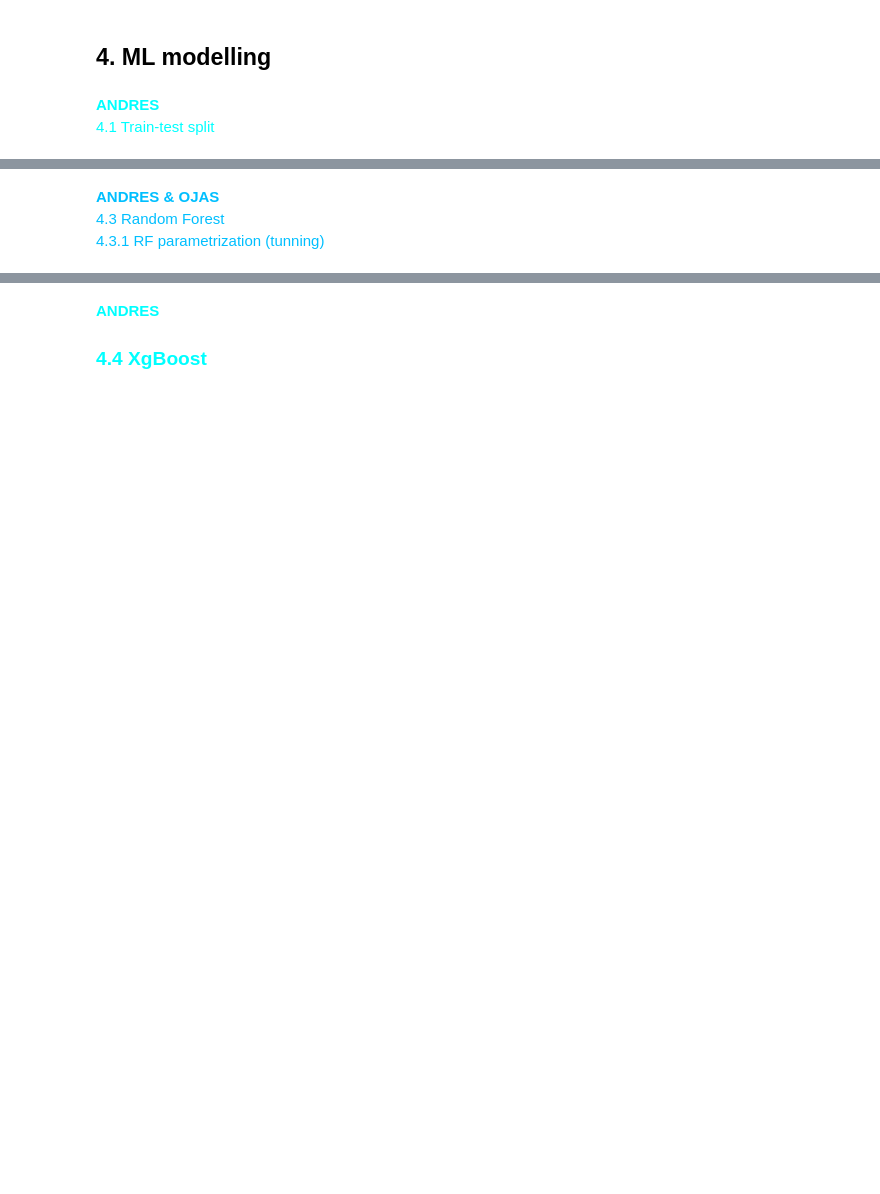
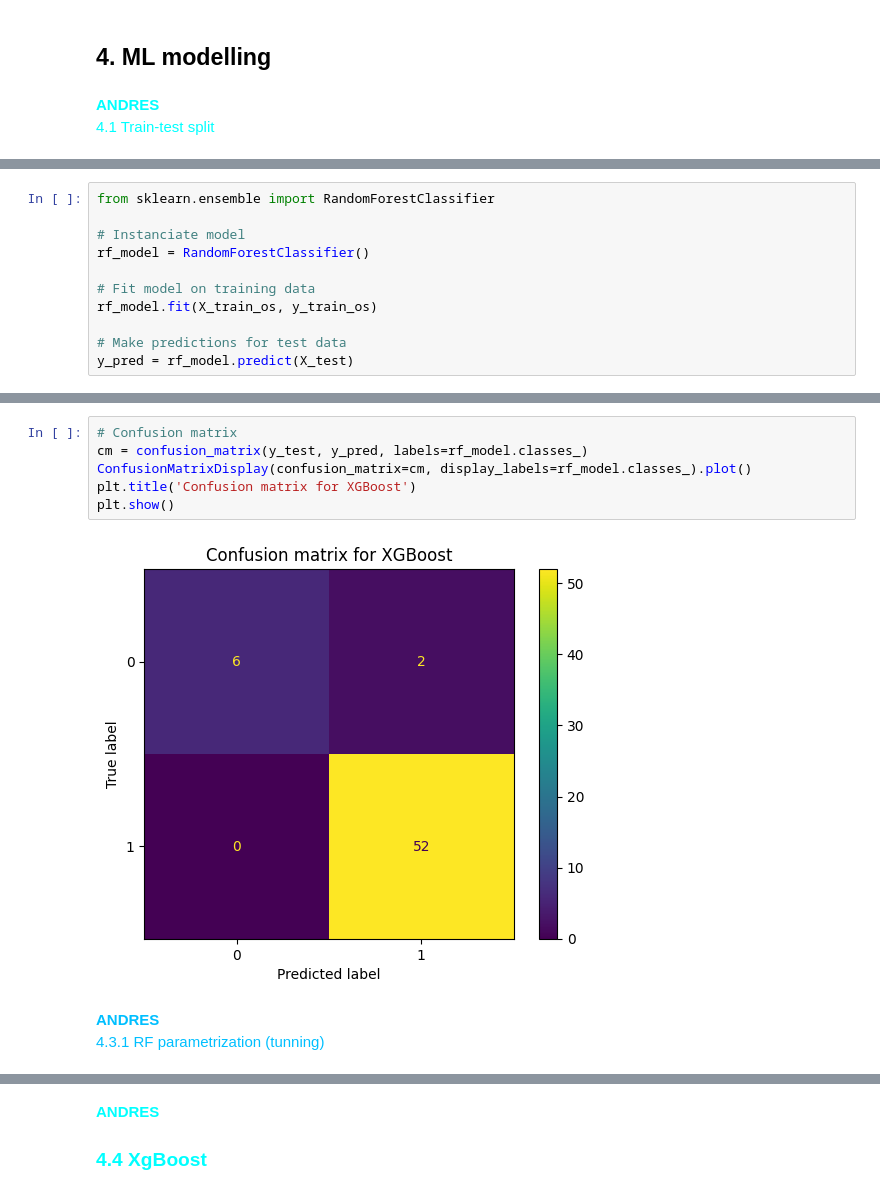
Before and after one commit to Guticar94/COMP20008_Assignment_2, a Jupyter notebook: main.ipynb, the cells around one changed output, grey strips where cells are left out. Saved outputs shown, nothing was run; the diff lists cells and outputs as text; blank space fills up the shorter version.

```diff
--- a/main.ipynb
+++ b/main.ipynb
@@ -791,0 +1017,11 @@ X_train, X_test, y_train, y_test = train_test_split(X, y, test_size=0.3, random_
+# %%
+from sklearn.ensemble import RandomForestClassifier
+
+# Instanciate model
+rf_model = RandomForestClassifier()
+
+# Fit model on training data
+rf_model.fit(X_train_os, y_train_os)
+
+# Make predictions for test data
+y_pred = rf_model.predict(X_test)
@@ -792,5 +1037,12 @@ X_train, X_test, y_train, y_test = train_test_split(X, y, test_size=0.3, random_
+# %%
+# Confusion matrix
+cm = confusion_matrix(y_test, y_pred, labels=rf_model.classes_)
+ConfusionMatrixDisplay(confusion_matrix=cm, display_labels=rf_model.classes_).plot()
+plt.title('Confusion matrix for XGBoost')
+plt.show()
+# %% [output]
+[figure, added]
 # %% [markdown]
-<span style="color:DeepSkyBlue"> **ANDRES & OJAS**
-4.3 Random Forest
+<span style="color:DeepSkyBlue"> **ANDRES**
 4.3.1 RF parametrization (tunning)
 </span>
```
Also changed, not shown: parts of 48 cells of this notebook.
